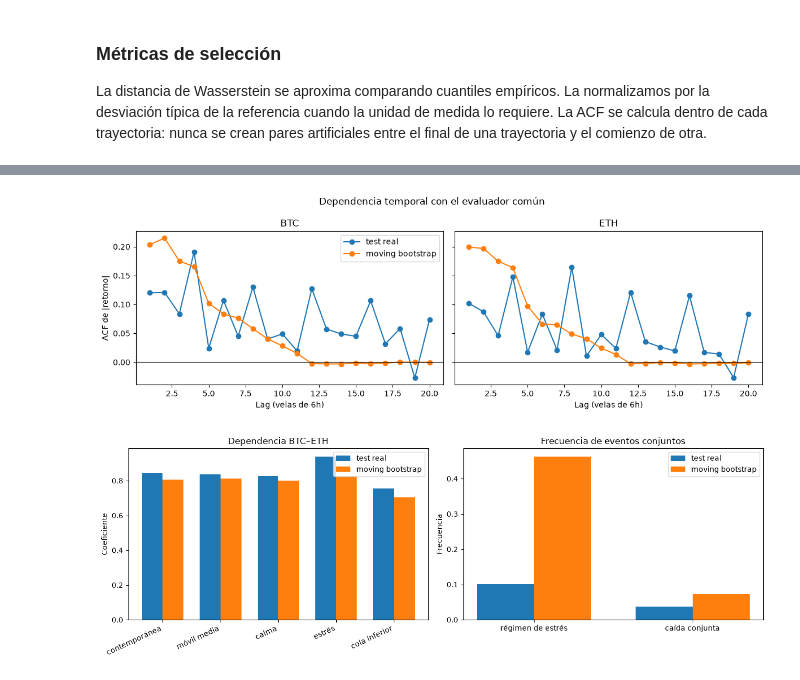
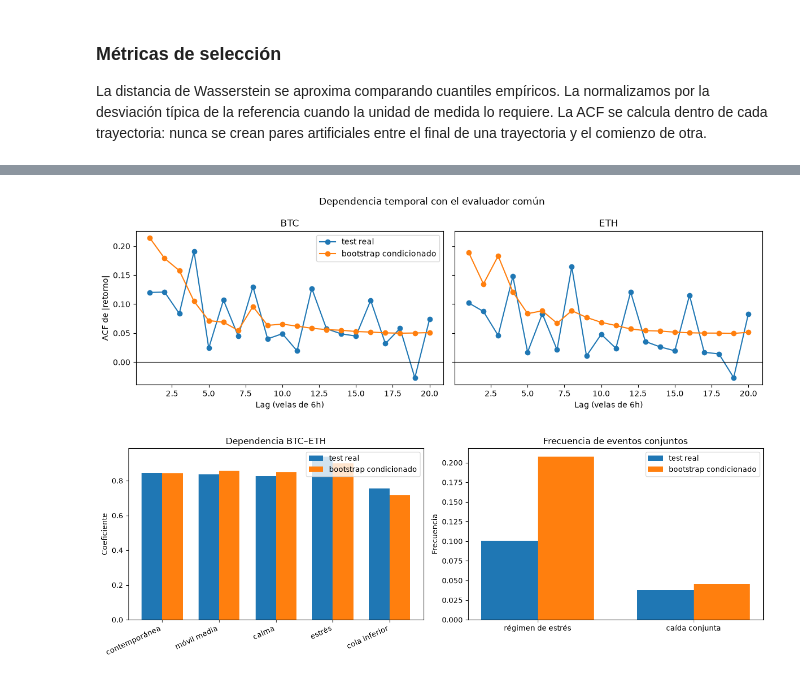
Before and after one commit to hipaor01/Taller_Generativos, a Jupyter notebook: notebooks/01_block_bootstrap_multivariante.ipynb, the cells around one changed output, grey strips where cells are left out. Cells and saved outputs as stored; diff of their text form; code cells hidden in the pictures.

```diff
--- a/notebooks/01_block_bootstrap_multivariante.ipynb
+++ b/notebooks/01_block_bootstrap_multivariante.ipynb
@@ -220,18 +260,26 @@ Sampler común: MultivariateBlockBootstrap
 # %%
 return_columns = ['btc_log_return', 'eth_log_return']
-bootstrap = MultivariateBlockBootstrap(
+bootstrap = ConditionalMultivariateBlockBootstrap(
     block_length=PROVISIONAL_BLOCK_LENGTH,
+    n_neighbors=PROVISIONAL_NEIGHBORS,
     random_state=SEED,
 ).fit(
-    train_returns[return_columns].to_numpy(),
-    train_returns['segment_id'].to_numpy(),
+    training_targets,
+    train_conditions,
 )
+provisional_rng = np.random.default_rng(SEED)
+provisional_condition_indices = provisional_rng.integers(
+    0, len(train_conditions), size=N_SCENARIOS
+)
+synthetic_conditions = train_conditions[provisional_condition_indices]
 synthetic = bootstrap.sample(
     n_scenarios=N_SCENARIOS,
+    cond=synthetic_conditions,
     horizon_steps=HORIZON_STEPS,
 )
 
 print(f'Bloques candidatos: {len(bootstrap.blocks):,}')
+print(f'Vecinos por condición: {bootstrap.n_neighbors:,}')
 print('Forma sintética:', synthetic.shape)
 assert synthetic.shape == (N_SCENARIOS, HORIZON_STEPS, 2)
 # %% [output]
@@ -586,18 +624,27 @@ Congelamos el *moving bootstrap* con los 12 pasos elegidos y generamos un lote n
 test_index = split_index.loc[split_index['split'].eq('test')].copy()
 test_ids = test_index['sample_id'].to_numpy(dtype=np.int64)
 assert len(test_ids) == 1_826
-test_targets = load_denormalized_targets(NORMALIZED_PATH, test_ids)
+test_targets, test_conditions = load_conditioned_targets(test_ids)
 assert test_targets.shape == (1_826, HORIZON_STEPS, 2)
+assert test_conditions.shape == (1_826, 14)
 assert np.isfinite(test_targets).all()
 
-FINAL_EVALUATION_SCENARIOS = 5_000
-selected_bootstrap = MultivariateBlockBootstrap(
+SCENARIOS_PER_CONDITION = 20
+evaluation_conditions = np.repeat(
+    test_conditions, SCENARIOS_PER_CONDITION, axis=0
+)
+selected_bootstrap = ConditionalMultivariateBlockBootstrap(
     block_length=SELECTED_BLOCK_LENGTH,
+    n_neighbors=SELECTED_NEIGHBORS,
     random_state=SEED + 5_000,
-).fit(train_values, train_segment_ids)
+).fit(training_targets, train_conditions)
 selected_synthetic = selected_bootstrap.sample(
-    n_scenarios=FINAL_EVALUATION_SCENARIOS,
+    n_scenarios=len(evaluation_conditions),
+    cond=evaluation_conditions,
     horizon_steps=HORIZON_STEPS,
+)
+selected_conditional = selected_synthetic.reshape(
+    len(test_conditions), SCENARIOS_PER_CONDITION, HORIZON_STEPS, 2
 )
 
 common_evaluator = TrajectoryEvaluator(assets=['BTC', 'ETH'])
@@ -635,7 +682,7 @@ trajectory_report = common_evaluator.evaluate_trajectories(
 )
 risk_report = common_evaluator.evaluate_risk(
     reference_paths=test_targets,
-    candidate_paths=selected_synthetic,
+    candidate_paths=selected_conditional,
     config=RiskMetricsConfig(
         confidence_levels=(0.95, 0.99),
         portfolio_weights=(0.60, 0.40),
@@ -689,7 +736,8 @@ display(risk_table[[
     'candidate_es_stability_relative_standard_deviation',
 ]])
 display(diversity_table.T.rename(columns={0: 'valor'}))
-print(f'Trayectorias de test evaluadas: {len(test_targets):,}')
+print(f'Condiciones de test evaluadas: {len(test_targets):,}')
+print(f'Escenarios por condición: {SCENARIOS_PER_CONDITION}')
 print('Conjunto de prueba consultado únicamente tras congelar el modelo: sí')
 # %% [output]
 |  | asset | wasserstein_1 | normalized_wasserstein_1 | extreme_threshold | reference_mean | reference_standard_deviation | ... |
@@ -773,7 +822,7 @@ for axis, asset in zip(axes, ('BTC', 'ETH')):
         temporal_lags,
         asset_report.candidate.absolute_return_acf,
         marker='o',
-        label='moving bootstrap',
+        label='bootstrap condicionado',
     )
     axis.axhline(0, color='black', linewidth=0.8)
     axis.set(title=asset, xlabel='Lag (velas de 6h)')
@@ -782,7 +831,7 @@ axes[0].legend()
 fig.suptitle('Dependencia temporal con el evaluador común')
 fig.tight_layout()
 # %% [output]
-[figure, old version]
+[figure, new version]
 # %%
 dependence_labels = [
     'contemporánea',
@@ -802,36 +851,36 @@ candidate_dependence = [
     cross_asset_report.candidate.contemporaneous_correlation,
     cross_asset_report.candidate.rolling_correlation.mean,
     cross_asset_report.candidate.calm_correlation,
     cross_asset_report.candidate.stress_correlation,
     cross_asset_report.candidate.lower_tail_dependence,
 ]
 
 x_positions = np.arange(len(dependence_labels))
 fig, axes = plt.subplots(1, 2, figsize=(13, 4.5))
 axes[0].bar(x_positions - 0.18, reference_dependence, 0.36, label='test real')
-axes[0].bar(x_positions + 0.18, candidate_dependence, 0.36, label='moving bootstrap')
+axes[0].bar(x_positions + 0.18, candidate_dependence, 0.36, label='bootstrap condicionado')
 axes[0].set_xticks(x_positions, dependence_labels, rotation=25, ha='right')
 axes[0].set(title='Dependencia BTC–ETH', ylabel='Coeficiente')
 axes[0].legend()
 
 event_labels = ['régimen de estrés', 'caída conjunta']
 reference_events = [
     cross_asset_report.reference.stress_frequency,
     cross_asset_report.reference.joint_drop_probability,
 ]
 candidate_events = [
     cross_asset_report.candidate.stress_frequency,
     cross_asset_report.candidate.joint_drop_probability,
 ]
 event_positions = np.arange(len(event_labels))
 axes[1].bar(event_positions - 0.18, reference_events, 0.36, label='test real')
-axes[1].bar(event_positions + 0.18, candidate_events, 0.36, label='moving bootstrap')
+axes[1].bar(event_positions + 0.18, candidate_events, 0.36, label='bootstrap condicionado')
 axes[1].set_xticks(event_positions, event_labels)
 axes[1].set(title='Frecuencia de eventos conjuntos', ylabel='Frecuencia')
 axes[1].legend()
 fig.tight_layout()
 # %% [output]
-[figure, old version]
+[figure, new version]
 # %%
 trajectory_distance_table = trajectory_table.pivot(
     index='metric',
```
Also changed, not shown: parts of 24 cells of this notebook, 54 other files.
